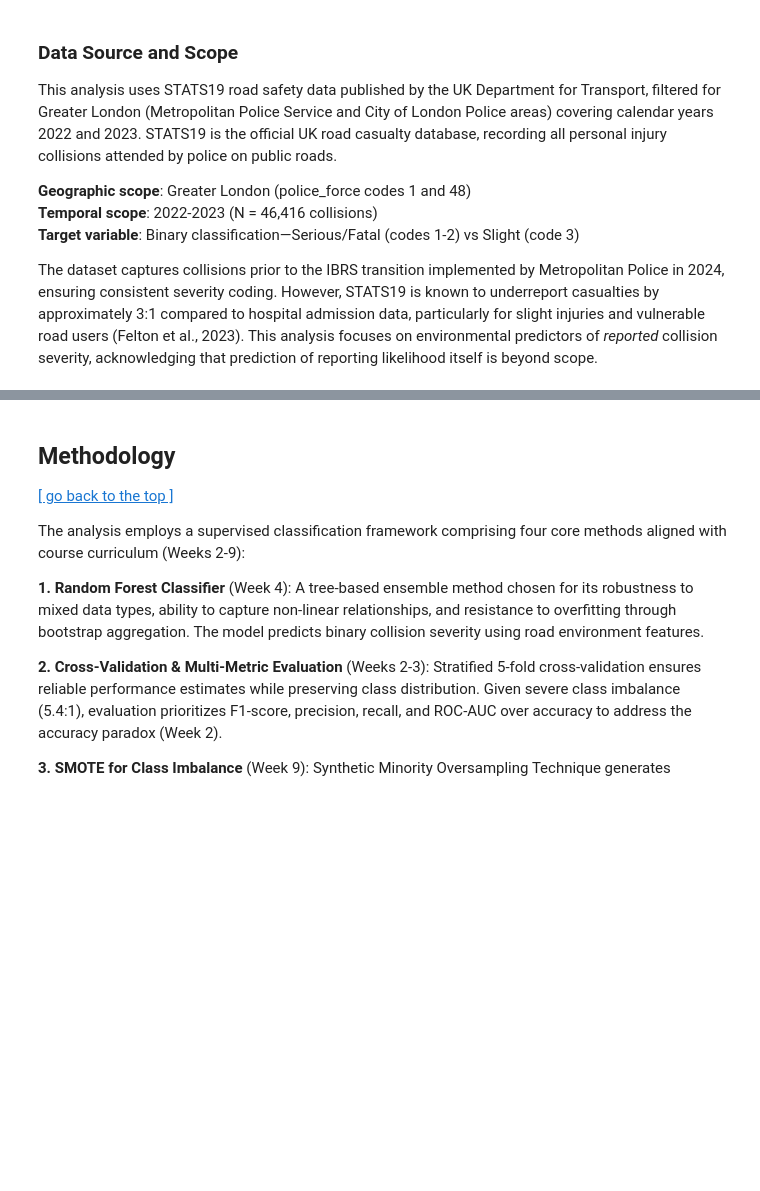
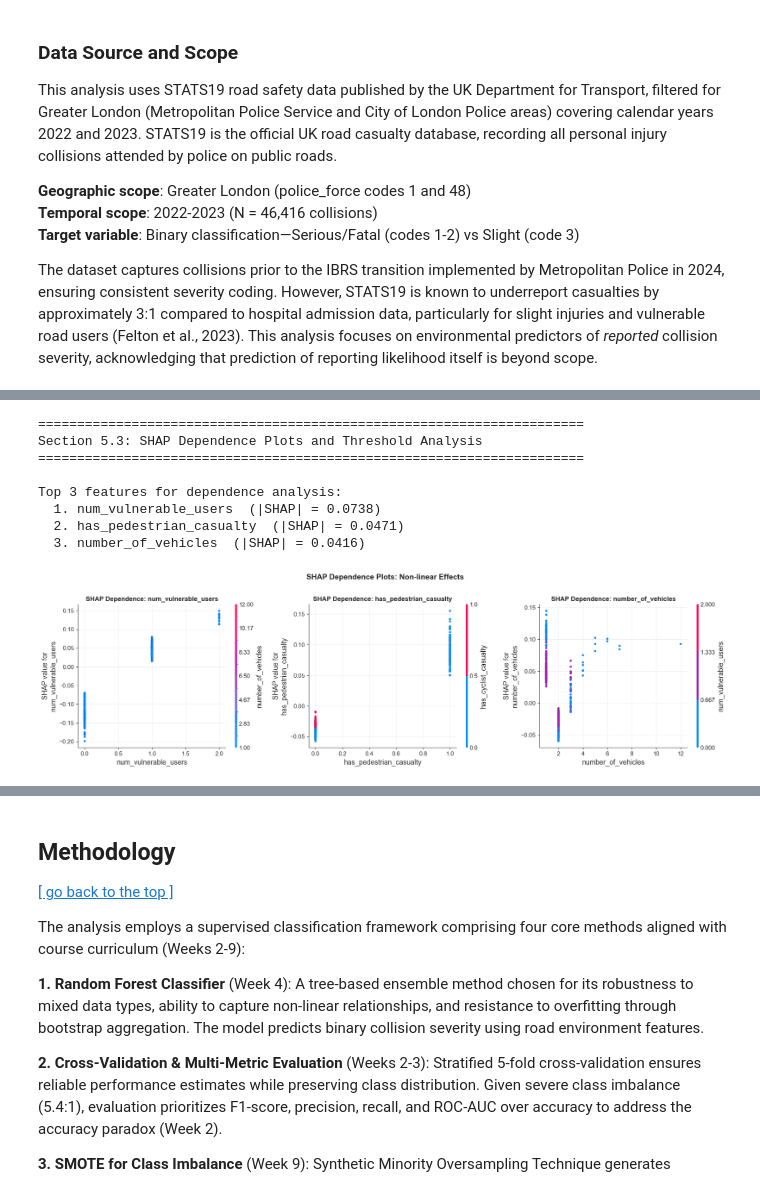
Before and after one commit to JIAYING-ICE/CASA0006-London-Road-Safety, a Jupyter notebook: coursework.ipynb, the cells around one changed output, grey strips where cells are left out. Drawn from its saved outputs; the diff is of its cells as text; code cells hidden in the pictures; blank space fills up the shorter version.

```diff
--- a/coursework.ipynb
+++ b/coursework.ipynb
@@ -576,0 +2763,46 @@ plt.show()
+# %%
+# ========== 5.3 SHAP Dependence Plots (Fixed) ==========
+
+print("=" * 70)
+print("Section 5.3: SHAP Dependence Plots and Threshold Analysis")
+print("=" * 70)
+
+# Top 3 features
+top_3_features = global_importance.head(3)['feature'].tolist()
+
+print("\nTop 3 features for dependence analysis:")
+for i, feat in enumerate(top_3_features, 1):
+    imp = global_importance.iloc[i-1]['mean_abs_shap']
+    print(f"  {i}. {feat}  (|SHAP| = {imp:.4f})")
+
+# ---------- Standard SHAP Dependence Plots ----------
+fig, axes = plt.subplots(1, 3, figsize=(18, 5))
+
+for ax, feature in zip(axes, top_3_features):
+    feat_idx = FINAL_FEATURES.index(feature)
+    shap.dependence_plot(
+        feat_idx,
+        shap_values_serious,
+        X_test_sample,
+        feature_names=FINAL_FEATURES,
+        ax=ax,
+        show=False,
+        interaction_index='auto'
+    )
+    ax.set_title(f'SHAP Dependence: {feature}', fontsize=12, fontweight='bold')
+    ax.grid(alpha=0.3)
+
+plt.suptitle('SHAP Dependence Plots: Non-linear Effects',
+             fontsize=14, fontweight='bold', y=1.02)
+plt.tight_layout()
+plt.show()
+# %% [output]
+======================================================================
+Section 5.3: SHAP Dependence Plots and Threshold Analysis
+======================================================================
+
+Top 3 features for dependence analysis:
+  1. num_vulnerable_users  (|SHAP| = 0.0738)
+  2. has_pedestrian_casualty  (|SHAP| = 0.0471)
+  3. number_of_vehicles  (|SHAP| = 0.0416)
+[figure, added]
```
Also changed, not shown: parts of 45 cells of this notebook, 1 other file.
